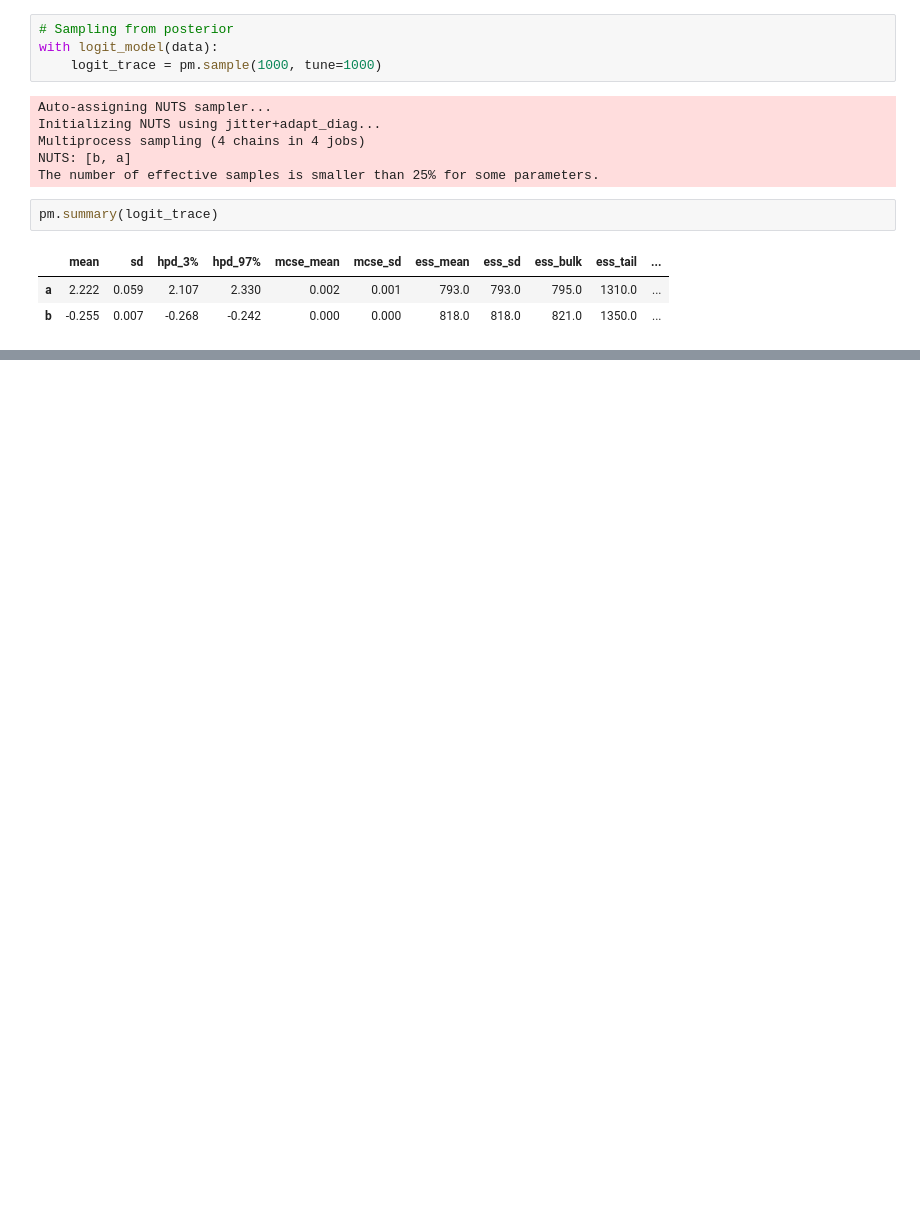
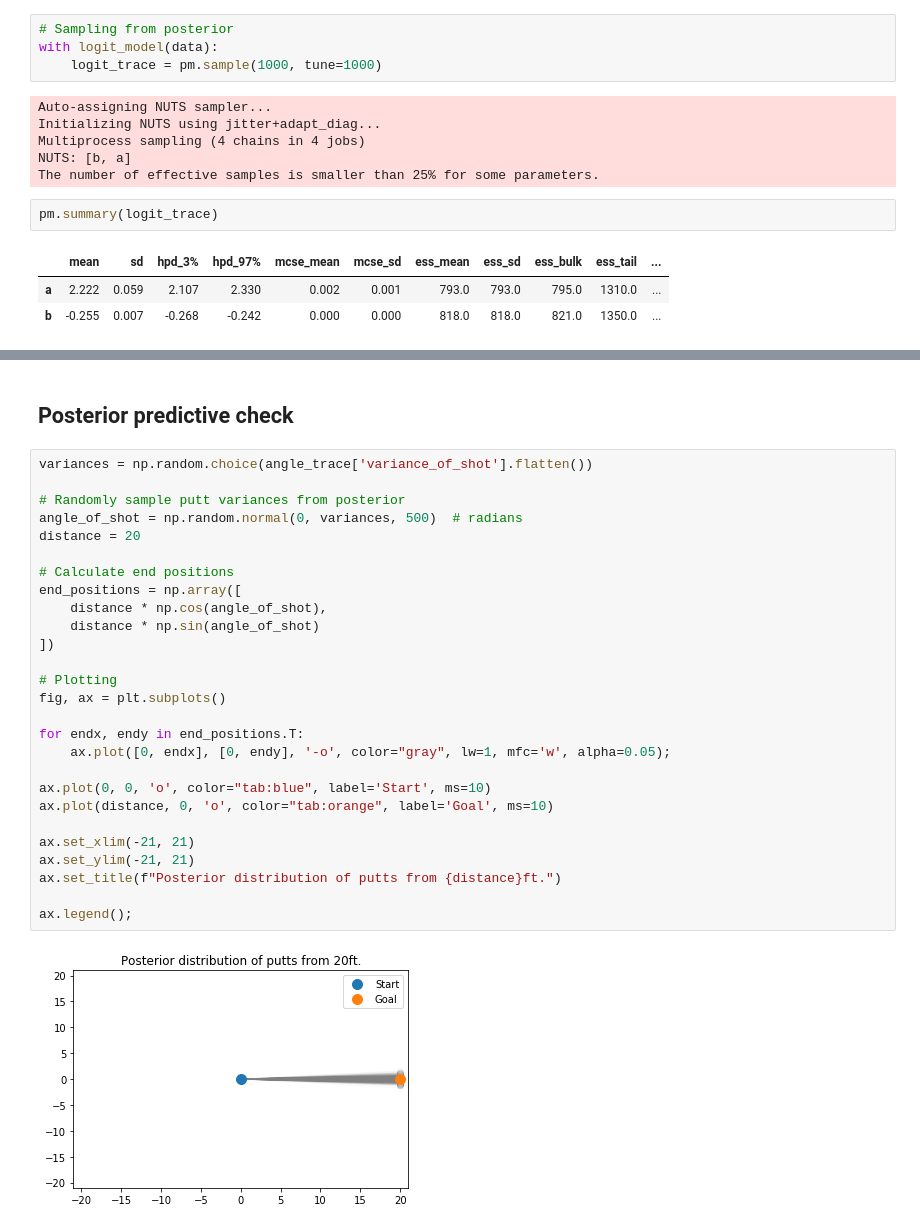
Before and after one commit to smu095/presentations, a Jupyter notebook: mcmc-pymc3-101/notebooks/3.0-smm-golf.ipynb, the cells around one changed output, grey strips where cells are left out. Drawn from its saved outputs; the diff is of its cells as text; blank space fills up the shorter version.

```diff
--- a/mcmc-pymc3-101/notebooks/3.0-smm-golf.ipynb
+++ b/mcmc-pymc3-101/notebooks/3.0-smm-golf.ipynb
@@ -135,0 +245,31 @@ ax.set_title('Logit mean and posterior predictive');
+# %% [markdown]
+## Posterior predictive check
+# %%
+variances = np.random.choice(angle_trace['variance_of_shot'].flatten())
+
+# Randomly sample putt variances from posterior
+angle_of_shot = np.random.normal(0, variances, 500)  # radians
+distance = 20
+
+# Calculate end positions
+end_positions = np.array([
+    distance * np.cos(angle_of_shot),
+    distance * np.sin(angle_of_shot)
+])
+
+# Plotting
+fig, ax = plt.subplots()
+
+for endx, endy in end_positions.T:
+    ax.plot([0, endx], [0, endy], '-o', color="gray", lw=1, mfc='w', alpha=0.05);
+
+ax.plot(0, 0, 'o', color="tab:blue", label='Start', ms=10)
+ax.plot(distance, 0, 'o', color="tab:orange", label='Goal', ms=10)
+
+ax.set_xlim(-21, 21)
+ax.set_ylim(-21, 21)
+ax.set_title(f"Posterior distribution of putts from {distance}ft.")
+
+ax.legend();
+# %% [output]
+[figure, added]
```
Also changed, not shown: parts of 9 cells of this notebook.
